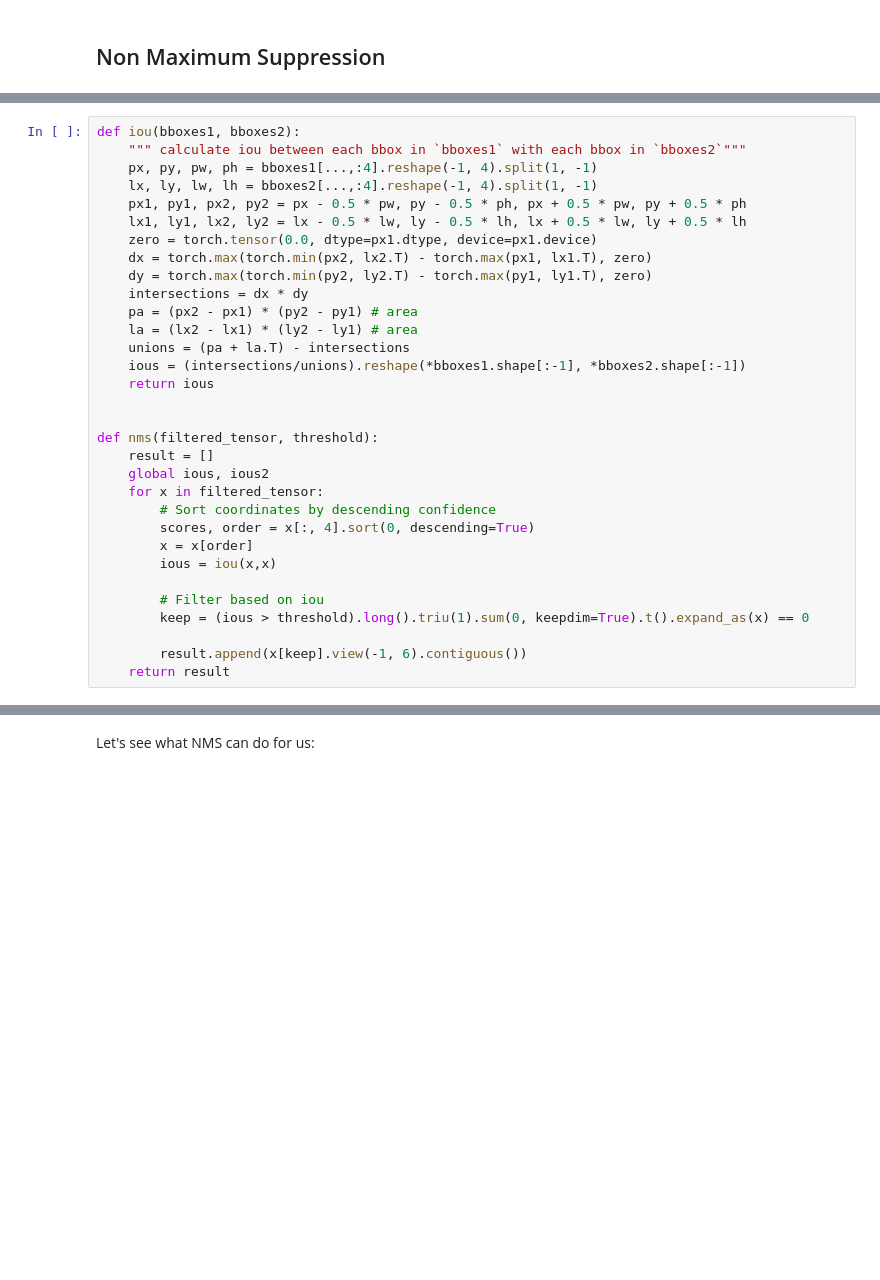
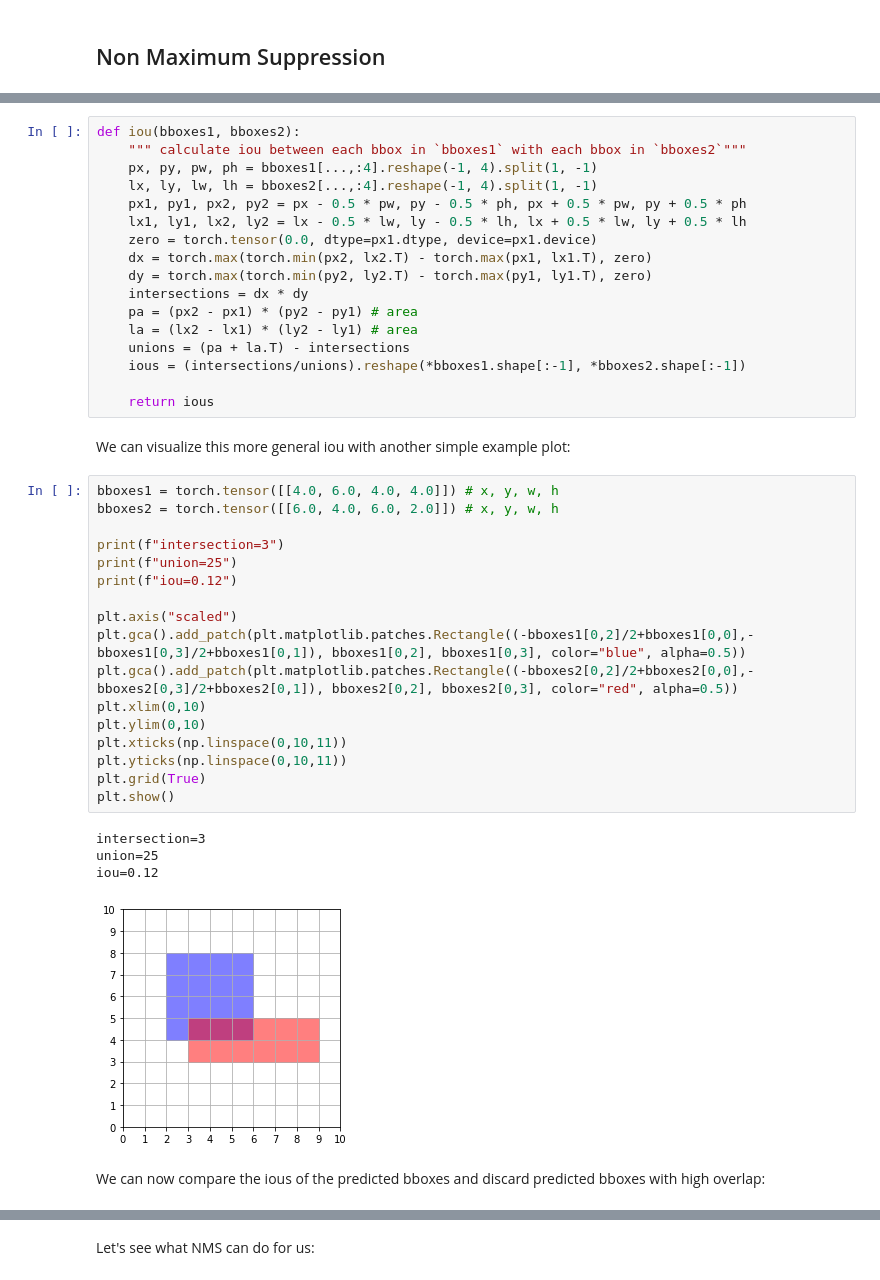
Before and after one commit to flaport/blog, a Jupyter notebook: posts/yolo-part-1.ipynb, the cells around one changed output, grey strips where cells are left out. Cells and saved outputs as stored; diff of their text form; blank space fills up the shorter version.

```diff
--- a/posts/yolo-part-1.ipynb
+++ b/posts/yolo-part-1.ipynb
@@ -448,20 +494,31 @@ def iou(bboxes1, bboxes2):
     la = (lx2 - lx1) * (ly2 - ly1) # area
     unions = (pa + la.T) - intersections
     ious = (intersections/unions).reshape(*bboxes1.shape[:-1], *bboxes2.shape[:-1])
+
     return ious
-
-
-def nms(filtered_tensor, threshold):
-    result = []
-    global ious, ious2
-    for x in filtered_tensor:
-        # Sort coordinates by descending confidence
-        scores, order = x[:, 4].sort(0, descending=True)
-        x = x[order]
-        ious = iou(x,x)
-
-        # Filter based on iou
-        keep = (ious > threshold).long().triu(1).sum(0, keepdim=True).t().expand_as(x) == 0
-
-        result.append(x[keep].view(-1, 6).contiguous())
-    return result
+# %% [markdown]
+We can visualize this more general iou with another simple example plot:
+# %%
+bboxes1 = torch.tensor([[4.0, 6.0, 4.0, 4.0]]) # x, y, w, h
+bboxes2 = torch.tensor([[6.0, 4.0, 6.0, 2.0]]) # x, y, w, h
+
+print(f"intersection=3")
+print(f"union=25")
+print(f"iou=0.12")
+
+plt.axis("scaled")
+plt.gca().add_patch(plt.matplotlib.patches.Rectangle((-bboxes1[0,2]/2+bboxes1[0,0],-bboxes1[0,3]/2+bboxes1[0,1]), bboxes1[0,2], bboxes1[0,3], color="blue", alpha=0.5))
+plt.gca().add_patch(plt.matplotlib.patches.Rectangle((-bboxes2[0,2]/2+bboxes2[0,0],-bboxes2[0,3]/2+bboxes2[0,1]), bboxes2[0,2], bboxes2[0,3], color="red", alpha=0.5))
+plt.xlim(0,10)
+plt.ylim(0,10)
+plt.xticks(np.linspace(0,10,11))
+plt.yticks(np.linspace(0,10,11))
+plt.grid(True)
+plt.show()
+# %% [output]
+intersection=3
+union=25
+iou=0.12
+[figure, added]
+# %% [markdown]
+We can now compare the ious of the predicted bboxes and discard predicted bboxes with high overlap:
```
Also changed, not shown: parts of 14 cells of this notebook, 2 other files.
